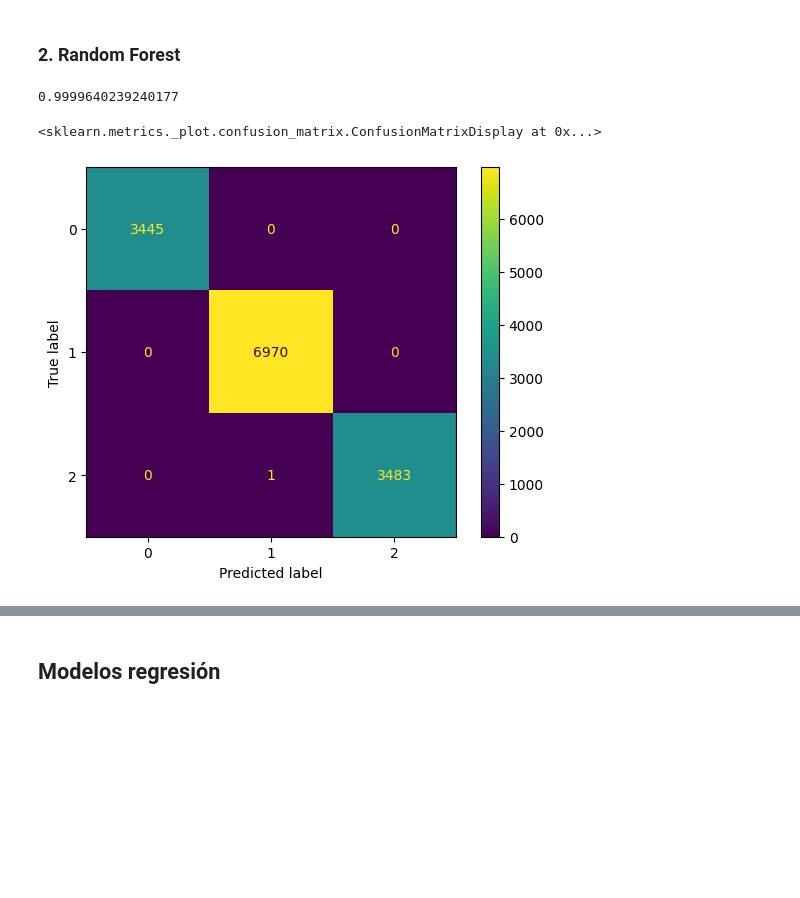
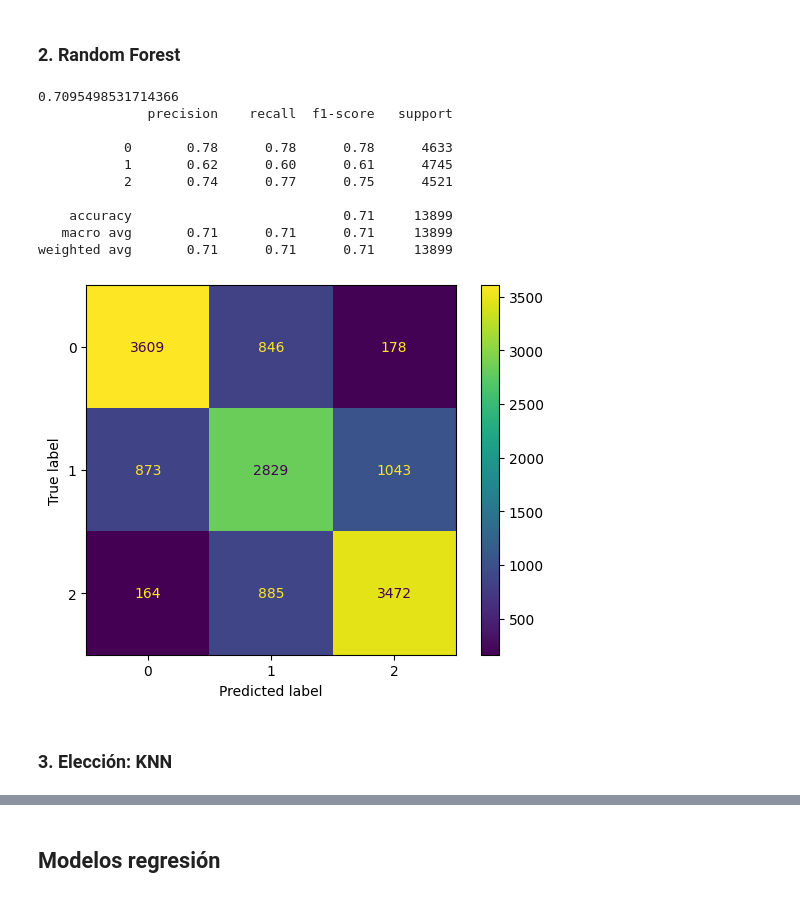
Before and after one commit to Taielmolina01/7506R-1C2024-GRUPO01, a Jupyter notebook: TP1/7606R_TP1_GRUPO01_ENTREGA_N2.ipynb, the cells around one changed output, grey strips where cells are left out. Drawn from its saved outputs; the diff is of its cells as text; code cells hidden in the pictures; blank space fills up the shorter version.

```diff
--- a/TP1/7606R_TP1_GRUPO01_ENTREGA_N2.ipynb
+++ b/TP1/7606R_TP1_GRUPO01_ENTREGA_N2.ipynb
@@ -427,22 +499,28 @@ from sklearn.model_selection import RandomizedSearchCV
 # %%
-rf =  RandomForestClassifier(random_state=1)
+n_iter = 5
 
-parametros = { "criterion" : ["gini", "entropy"],
+param_distributions = { "criterion" : ["gini", "entropy"],
                "min_samples_leaf" : [1, 5, 10],
                "min_samples_split" : [2, 4, 10, 12, 16],
                "n_estimators": [10, 20, 50] }
 
 
-rscv = RandomizedSearchCV(estimator = rf,
-                              param_distributions = parametros,
-                              scoring = "accuracy",
-                              cv = 5,
-                              n_jobs = -1,
-                              n_iter = 5,
-                              random_state=123)
+cv = StratifiedKFold(n_splits=5)
 
-rscv.fit(x_train, y_train)
+scoring = "accuracy"
 
-print(rscv.best_score_)
+estimator = RandomForestClassifier(random_state=1)
+
+randomcv = func_classif(param_distributions, cv, scoring, estimator, n_iter)
 # %% [output]
-0.9999640239240177
+0.7095498531714366
+              precision    recall  f1-score   support
+
+           0       0.78      0.78      0.78      4633
+           1       0.62      0.60      0.61      4745
+           2       0.74      0.77      0.75      4521
+
+    accuracy                           0.71     13899
+   macro avg       0.71      0.71      0.71     13899
+weighted avg       0.71      0.71      0.71     13899
+[figure, added]
@@ -459,7 +526,0 @@ y_predicted = rf.predict(x_test)
-# %%
-cm = confusion_matrix(y_test, y_predicted)
-
-ConfusionMatrixDisplay(confusion_matrix=cm).plot()
-# %% [output]
-<sklearn.metrics._plot.confusion_matrix.ConfusionMatrixDisplay at 0x...>
-[figure, removed]
@@ -467,0 +527,2 @@ ConfusionMatrixDisplay(confusion_matrix=cm).plot()
+# %% [markdown]
+### 3. Elección: KNN
```
Also changed, not shown: parts of 45 cells of this notebook, 2 other files.
